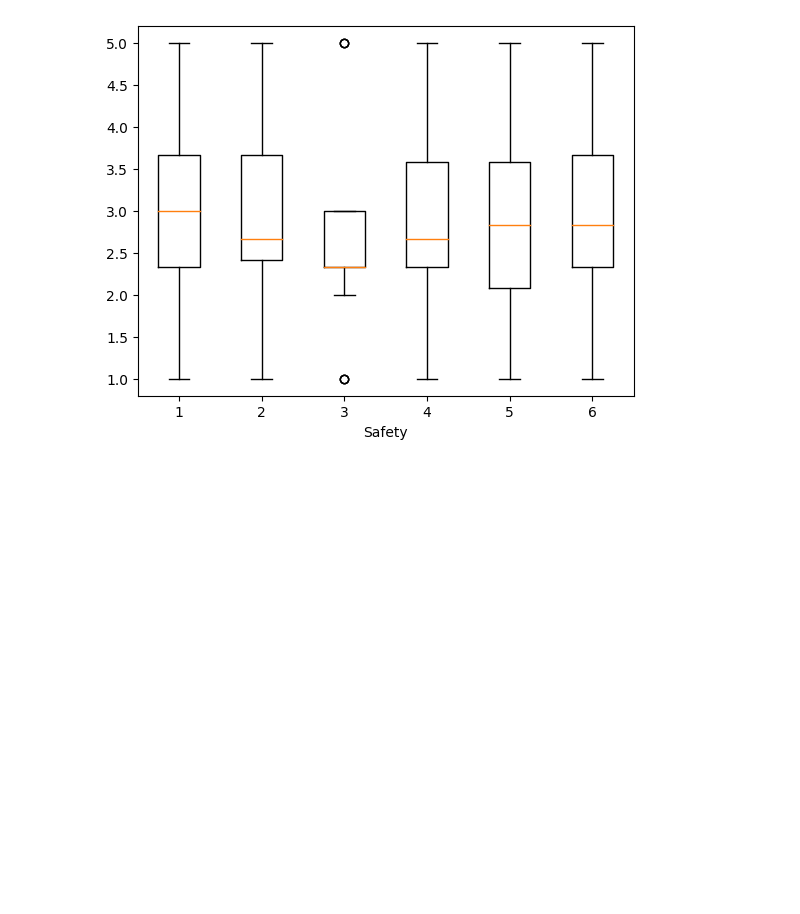
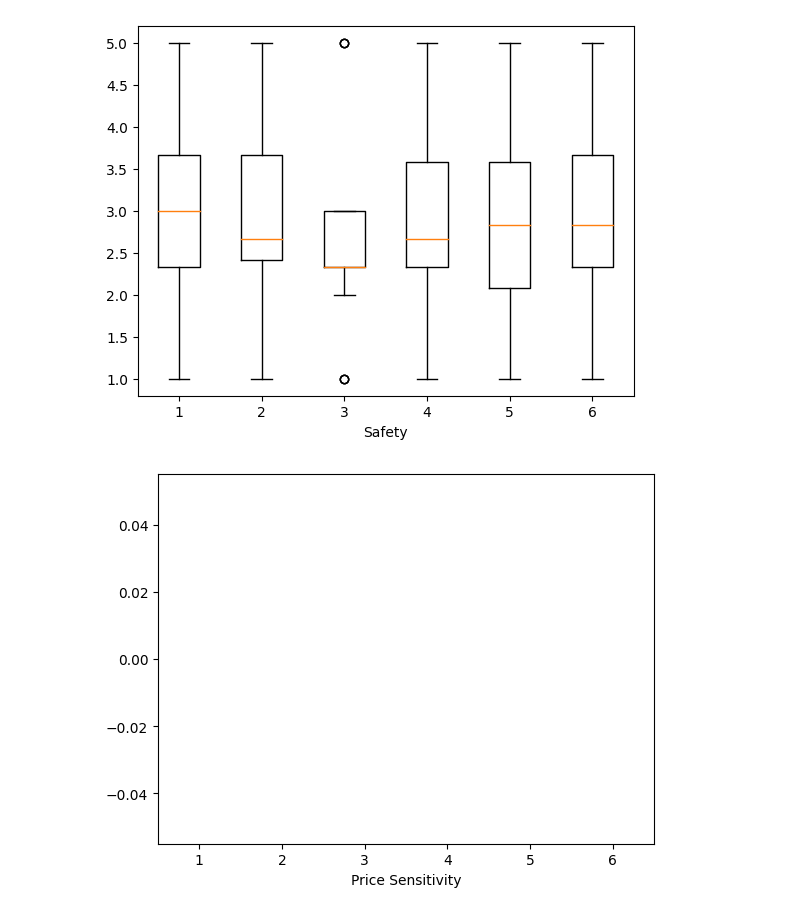
Before and after one commit to jessicaherring1/REU, a Jupyter notebook: data_visualizations.ipynb, the cells around one changed output. Cells and saved outputs as stored; diff of their text form; code cells hidden in the pictures; blank space fills up the shorter version.

```diff
--- a/data_visualizations.ipynb
+++ b/data_visualizations.ipynb
@@ -530,3 +545,65 @@ plt.xlabel("Safety")
 plt.show()
 # %% [output]
 [figure]
+# %%
+#Price Sensitivity
+
+#for shape x sharpness of edges:
+#   1: concave
+#   2: convex
+#   3: straight
+#   4: middle
+#   5: rounded
+#   6: round
+
+df_temp1 = price_df.loc[:, '1_PS1']
+df_temp2 = price_df.loc[:, '2_PS1']
+df_temp3 = price_df.loc[:, '3_PS1']
+
+result1 = pd.concat([df_temp1, df_temp2, df_temp3])
+
+df_temp4 = price_df.loc[:, '4_PS1']
+df_temp5 = price_df.loc[:, '5_PS1']
+df_temp6 = price_df.loc[:, '6_PS1']
+
+result2 = pd.concat([df_temp4, df_temp5, df_temp6])
+
+df_temp7 = price_df.loc[:, '7_PS1']
+df_temp8 = price_df.loc[:, '8_PS1']
+df_temp9 = price_df.loc[:, '9_PS1']
+
+result3 = pd.concat([df_temp7, df_temp8, df_temp9])
+
+result11 = pd.concat([result1, result2, result3], axis=1)
+
+
+df_temp1 = price_df.loc[:, '1_PS1']
+df_temp2 = price_df.loc[:, '4_PS1']
+df_temp3 = price_df.loc[:, '7_PS1']
+
+result1 = pd.concat([df_temp1, df_temp2, df_temp3])
+
+df_temp4 = price_df.loc[:, '2_PS1']
+df_temp5 = price_df.loc[:, '5_PS1']
+df_temp6 = price_df.loc[:, '8_PS1']
+
+result2 = pd.concat([df_temp4, df_temp5, df_temp6])
+
+df_temp7 = price_df.loc[:, '3_PS1']
+df_temp8 = price_df.loc[:, '6_PS1']
+df_temp9 = price_df.loc[:, '9_PS1']
+
+result3 = pd.concat([df_temp7, df_temp8, df_temp9])
+
+result22 = pd.concat([result1, result2, result3], axis=1)
+
+
+result = pd.concat([result11, result22], axis=1)
+
+
+plt.boxplot(result)
+plt.xlabel("Price Sensitivity")
+
+plt.show()
+# %% [output]
+[figure, added]
```
Also changed, not shown: parts of 6 cells of this notebook, 11 other files.
